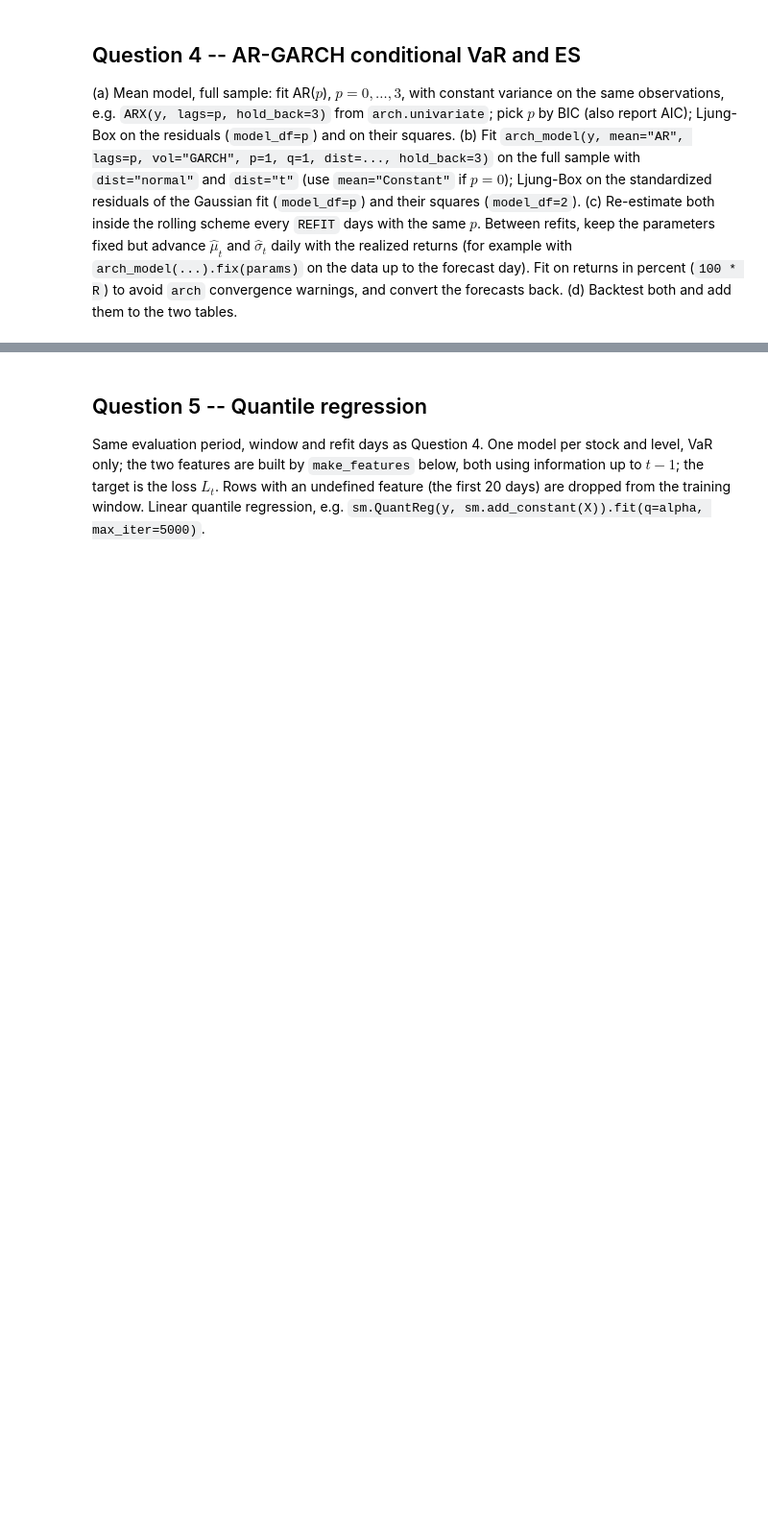
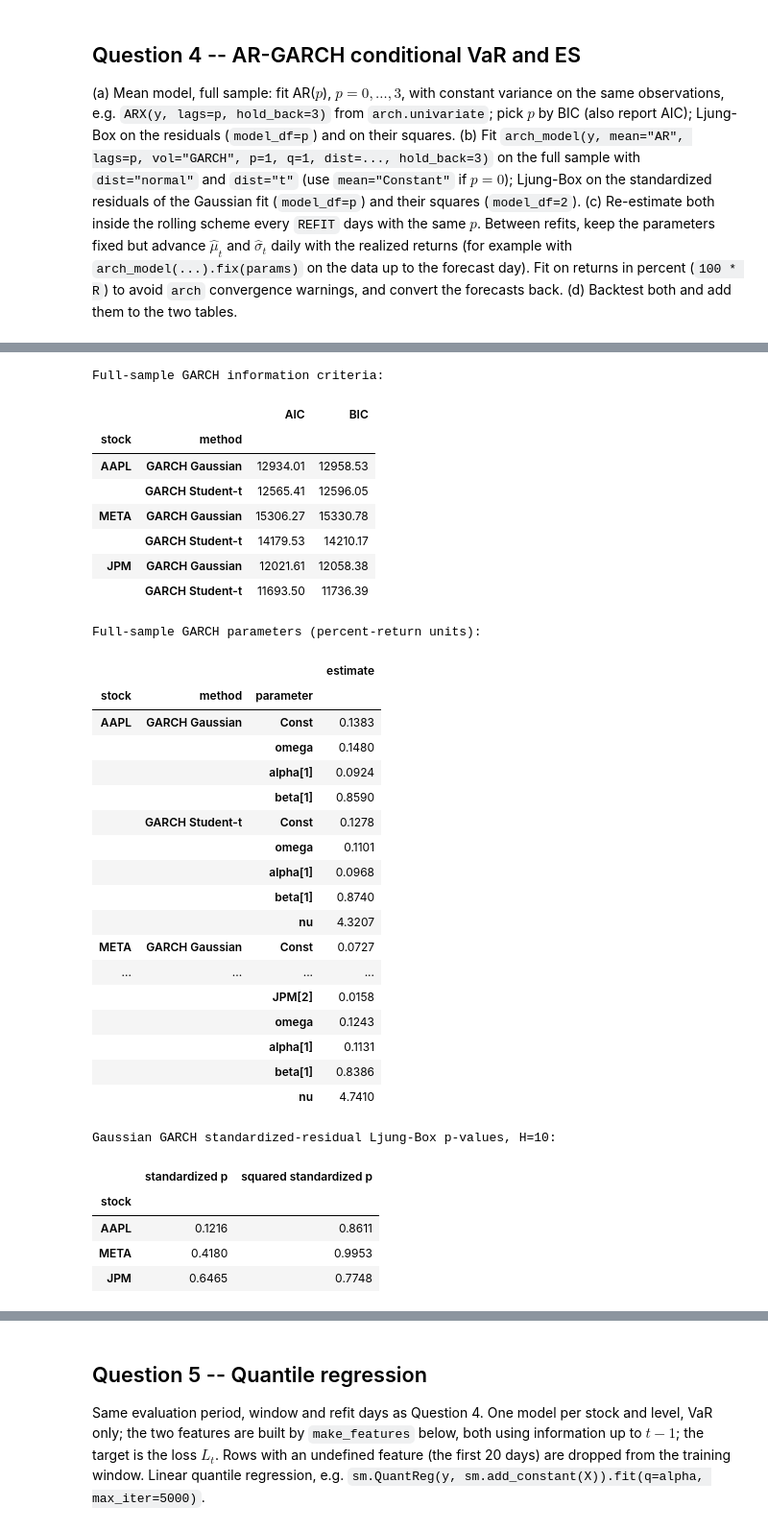
Before and after one commit to RomainFast121/QRM_project, a Jupyter notebook: Project_template.ipynb, the cells around one changed output, grey strips where cells are left out. Shown at 96% size. Drawn from its saved outputs; the diff is of its cells as text; code cells hidden in the pictures; blank space fills up the shorter version.

Commit message:
part 4 draft, to check

```diff
--- a/Project_template.ipynb
+++ b/Project_template.ipynb
@@ -702,2 +776,66 @@ from arch import arch_model
 # %%
-# (b)
+# (b) Full-sample AR-GARCH fits are diagnostics, not rolling forecasts.
+garch_fits, garch_rows, garch_parameters, garch_checks = {}, [], [], []
+for stock in TICKERS:
+    r = 100 * returns[stock]
+    lag = chosen_p[stock]
+    for dist, method in [("normal", "GARCH Gaussian"), ("t", "GARCH Student-t")]:
+        fit = arch_model(r, mean="AR", lags=lag, vol="GARCH", p=1, q=1,
+                         dist=dist, hold_back=3, rescale=False).fit(disp="off")
+        garch_fits[stock, method] = fit
+        garch_rows.append({"stock": stock, "method": method,
+                           "AIC": fit.aic, "BIC": fit.bic})
+        for name, value in fit.params.items():
+            garch_parameters.append({"stock": stock, "method": method,
+                                     "parameter": name, "estimate": value})
+
+    fit = garch_fits[stock, "GARCH Gaussian"]
+    z = (fit.resid / fit.conditional_volatility).dropna()
+    garch_checks.append({
+        "stock": stock,
+        "standardized p": acorr_ljungbox(z, lags=[LB_LAGS], model_df=lag)["lb_pvalue"].iloc[0],
+        "squared standardized p": acorr_ljungbox(z**2, lags=[LB_LAGS], model_df=2)["lb_pvalue"].iloc[0],
+    })
+
+print("Full-sample GARCH information criteria:")
+display(pd.DataFrame(garch_rows).set_index(["stock", "method"]).round(2))
+print("Full-sample GARCH parameters (percent-return units):")
+display(pd.DataFrame(garch_parameters).set_index(["stock", "method", "parameter"]).round(4))
+print("Gaussian GARCH standardized-residual Ljung-Box p-values, H=10:")
+display(pd.DataFrame(garch_checks).set_index("stock").round(4))
+# arch initializes the recursion with a backcast of early squared residuals.
+# %% [output]
+Full-sample GARCH information criteria:
+|  |  | AIC | BIC |
+| stock | method |  |  |
+| AAPL | GARCH Gaussian | 12934.01 | 12958.53 |
+|  | GARCH Student-t | 12565.41 | 12596.05 |
+| META | GARCH Gaussian | 15306.27 | 15330.78 |
+|  | GARCH Student-t | 14179.53 | 14210.17 |
+| JPM | GARCH Gaussian | 12021.61 | 12058.38 |
+|  | GARCH Student-t | 11693.50 | 11736.39 |
+Full-sample GARCH parameters (percent-return units):
+|  |  |  | estimate |
+| stock | method | parameter |  |
+| AAPL | GARCH Gaussian | Const | 0.1383 |
+|  |  | omega | 0.1480 |
+|  |  | alpha[1] | 0.0924 |
+|  |  | beta[1] | 0.8590 |
+|  | GARCH Student-t | Const | 0.1278 |
+|  |  | omega | 0.1101 |
+|  |  | alpha[1] | 0.0968 |
+|  |  | beta[1] | 0.8740 |
+|  |  | nu | 4.3207 |
+| META | GARCH Gaussian | Const | 0.0727 |
+| ... | ... | ... | ... |
+|  |  | JPM[2] | 0.0158 |
+|  |  | omega | 0.1243 |
+|  |  | alpha[1] | 0.1131 |
+|  |  | beta[1] | 0.8386 |
+|  |  | nu | 4.7410 |
+Gaussian GARCH standardized-residual Ljung-Box p-values, H=10:
+|  | standardized p | squared standardized p |
+| stock |  |  |
+| AAPL | 0.1216 | 0.8611 |
+| META | 0.4180 | 0.9953 |
+| JPM | 0.6465 | 0.7748 |
```
Also changed, not shown: parts of 9 cells of this notebook.
